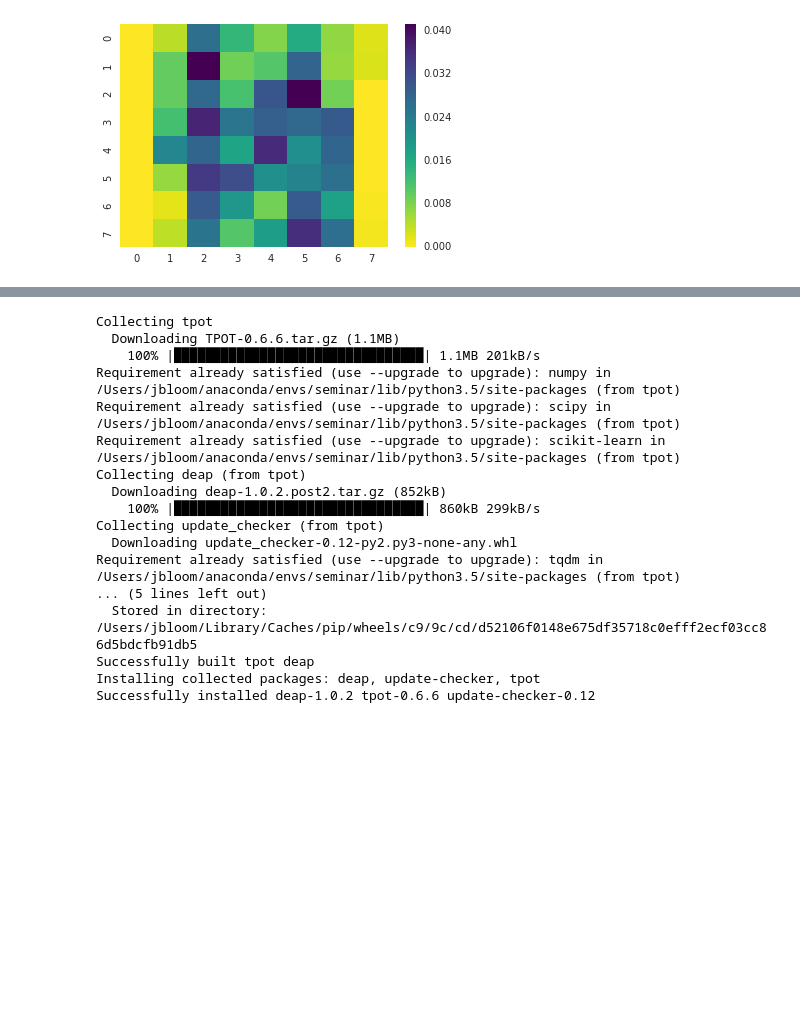
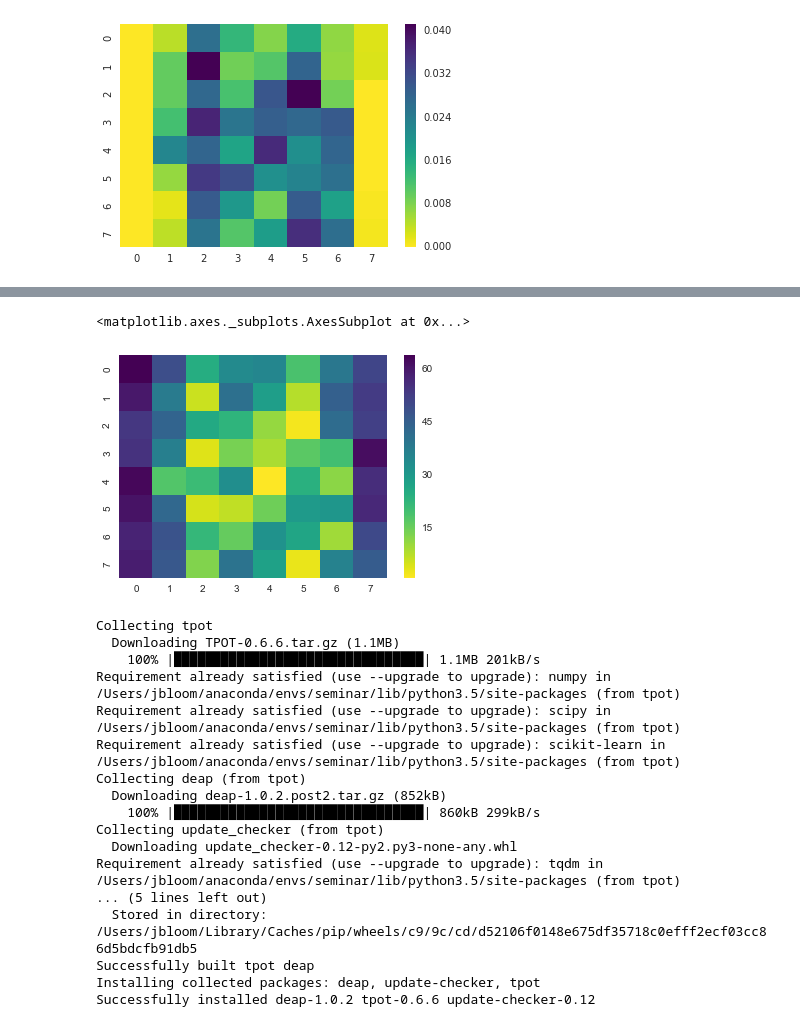
Before and after one commit to profjsb/python-seminar, a Jupyter notebook: DataFiles_and_Notebooks/05_Scikits_Learn/02_decision_trees.ipynb, the cells around one changed output, grey strips where cells are left out. Drawn from its saved outputs; the diff is of its cells as text; code cells hidden in the pictures; blank space fills up the shorter version.

```diff
--- a/DataFiles_and_Notebooks/05_Scikits_Learn/02_decision_trees.ipynb
+++ b/DataFiles_and_Notebooks/05_Scikits_Learn/02_decision_trees.ipynb
@@ -278,0 +279,12 @@ b) What is your 0-1 score when applying it to testing set?
+# %%
+from sklearn.feature_selection import RFE
+from sklearn.ensemble import RandomForestClassifier
+from sklearn import datasets
+
+digits = datasets.load_digits()
+X = digits['data']
+Y = digits['target']
+
+clf = RandomForestClassifier()
+rfe = RFE(estimator=clf, n_features_to_select=1, step=1)
+rfe.fit(X, Y)
@@ -279,3 +299,13 @@ b) What is your 0-1 score when applying it to testing set?
+# %%
+%matplotlib inline
+import matplotlib.pyplot as plt
+import seaborn as sns
+
+ranking = rfe.ranking_.reshape(digits.images[0].shape)
+sns.heatmap(ranking, cmap=plt.cm.viridis_r)
+# %% [output]
+<matplotlib.axes._subplots.AxesSubplot at 0x...>
+[figure, added]
 # %%
 !pip install tpot
 # %% [output]
```
Also changed, not shown: parts of 3 cells of this notebook, 2 other files.
